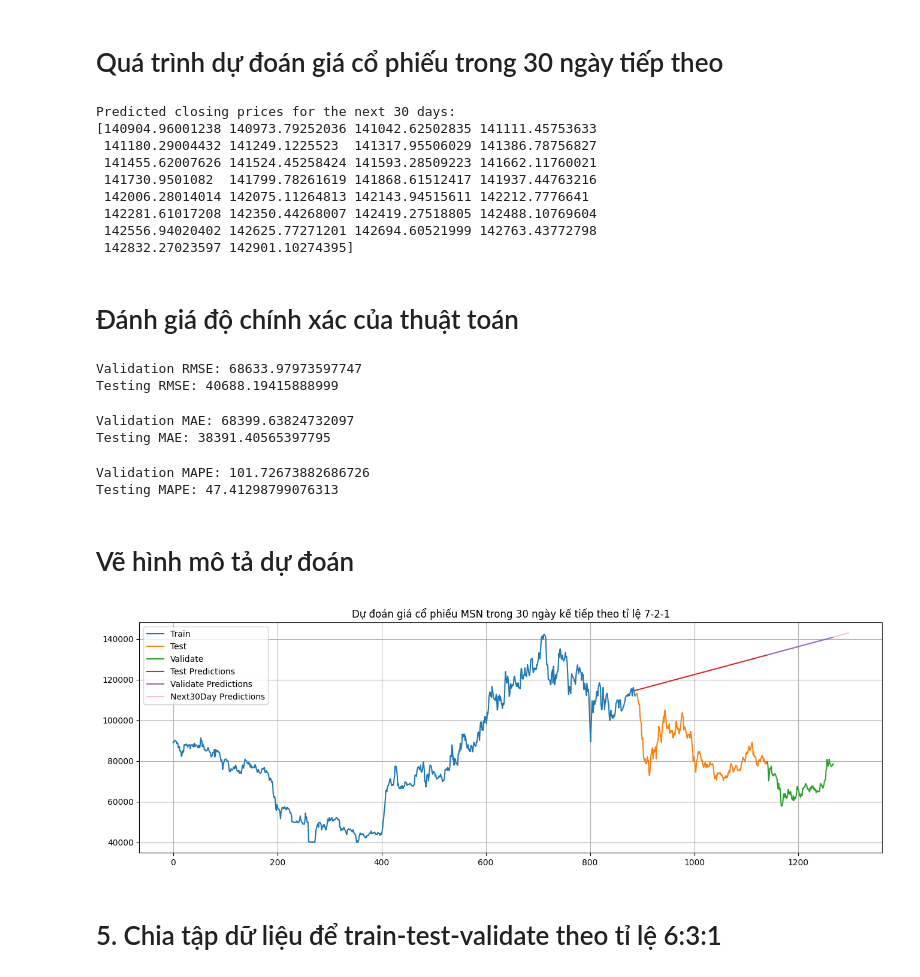
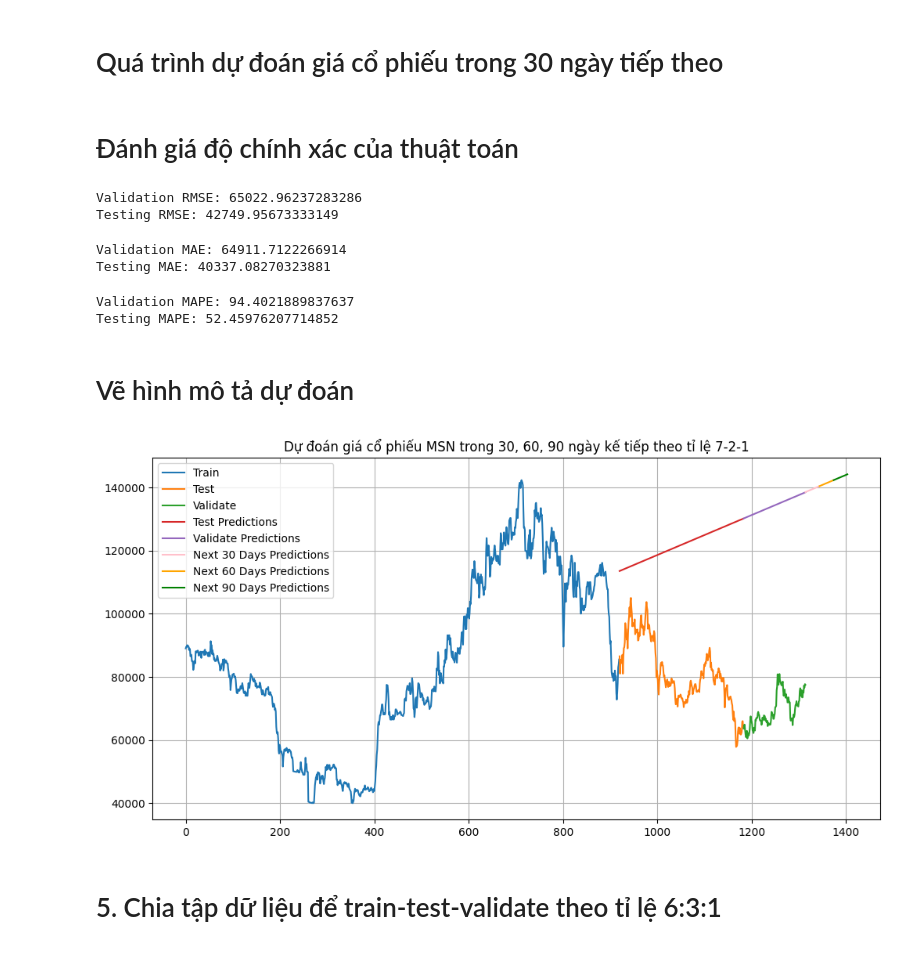
Before and after one commit to nguyenduongchitamUIT/IS403_O22_HTCL_6, a Jupyter notebook: Model/Linear Regression/MSN.ipynb, the cells around one changed output. Saved outputs shown, nothing was run; the diff lists cells and outputs as text; code cells hidden in the pictures.

```diff
--- a/Model/Linear Regression/MSN.ipynb
+++ b/Model/Linear Regression/MSN.ipynb
@@ -39,5 +39,6 @@ MSN
 # %%
 # Drop missing values
 MSN = MSN.dropna()
+MSN["Price"] = MSN["Price"].str.replace(',', '').astype(float)
 # Reset the index
 MSN = MSN.reset_index(drop=True)
@@ -46,5 +45,3 @@ MSN = MSN.reset_index(drop=True)
-# %%
-MSN["Price"]=MSN["Price"].astype(float)
 # %% [markdown]
 # 3. Trực quan hóa tập dữ liệu ban đầu bằng biểu đồ
 # %%
@@ -96,41 +93,21 @@ y_pred_val =  model.predict(x_val)
 # %% [markdown]
 <h1>Quá trình dự đoán giá cổ phiếu trong 30 ngày tiếp theo
 # %%
-#Tạo index cho 30 ngày tiếp theo
+#Tạo index cho 30,60,90 ngày tiếp theo
 last_index =  MSN.index[-1]
-last_data = pd.RangeIndex(start=last_index, stop=last_index+30, step=1)
+last_data_30 = pd.RangeIndex(start=last_index, stop=last_index+30, step=1)
+last_data_60 = pd.RangeIndex(start=last_index+30, stop=last_index+60, step=1)
+last_data_90 = pd.RangeIndex(start=last_index+60, stop=last_index+90, step=1)
 
-#Tạo một mảng gồm 30 số nguyên liên tiếp bắt đầu từ last_index
+#Tạo một mảng gồm 30,60,90 số nguyên liên tiếp bắt đầu từ last_index
 x_next_30_days = np.array(range(last_index+1, last_index+31)).reshape(-1, 1)
+x_next_60_days = np.array(range(last_index+31, last_index+61)).reshape(-1, 1)
+x_next_90_days = np.array(range(last_index+61, last_index+91)).reshape(-1, 1)
 
-#Dự đoán giá đóng cửa của cổ phiếu trong 30 ngày tiếp theo
+#Dự đoán giá đóng cửa của cổ phiếu trong 30,60,90 ngày tiếp theo
 y_next_30_days = model.predict(x_next_30_days)
-
-print('Predicted closing prices for the next 30 days:')
-print(y_next_30_days)
+y_next_60_days = model.predict(x_next_60_days)
+y_next_90_days = model.predict(x_next_90_days)
-# %% [output]
-Predicted closing prices for the next 30 days:
-[140904.96001238 140973.79252036 141042.62502835 141111.45753633
- 141180.29004432 141249.1225523  141317.95506029 141386.78756827
- 141455.62007626 141524.45258424 141593.28509223 141662.11760021
- 141730.9501082  141799.78261619 141868.61512417 141937.44763216
- 142006.28014014 142075.11264813 142143.94515611 142212.7776641
- 142281.61017208 142350.44268007 142419.27518805 142488.10769604
- 142556.94020402 142625.77271201 142694.60521999 142763.43772798
- 142832.27023597 142901.10274395]
-# %%
-#Tạo index cho 30 ngày tiếp theo
-last_index =  MSN.index[-1]
-last_data = pd.RangeIndex(start=last_index, stop=last_index+30, step=1)
-
-#Tạo một mảng gồm 30 số nguyên liên tiếp bắt đầu từ last_index
-x_next_30_days = np.array(range(last_index+1, last_index+31)).reshape(-1, 1)
-
-#Dự đoán giá đóng cửa của cổ phiếu trong 30 ngày tiếp theo
-y_next_30_days = model.predict(x_next_30_days)
-
-print('Predicted closing prices for the next 30 days:')
-print(y_next_30_days)
 # %% [markdown]
 <h1>Đánh giá độ chính xác của thuật toán
 # %%
@@ -140,8 +117,8 @@ test_rmse = np.sqrt(np.mean((y_pred - y_test)**2))
 print('Validation RMSE:', valid_rmse)
 print('Testing RMSE:', test_rmse)
 # %% [output]
-Validation RMSE: 68633.97973597747
-Testing RMSE: 40688.19415888999
+Validation RMSE: 65022.96237283286
+Testing RMSE: 42749.95673333149
 # %%
 #MAE
 valid_mae = mean_absolute_error(y_val,y_pred_val)
@@ -149,8 +126,8 @@ test_mae = mean_absolute_error(y_test, y_pred)
 print('Validation MAE:', valid_mae)
 print('Testing MAE:', test_mae)
 # %% [output]
-Validation MAE: 68399.63824732097
-Testing MAE: 38391.40565397795
+Validation MAE: 64911.7122266914
+Testing MAE: 40337.08270323881
 # %%
 #MAPE
 valid_mape = np.mean(np.abs((y_val - y_pred_val) / y_val))*100
@@ -158,25 +135,27 @@ test_mape = np.mean(np.abs((y_test - y_pred) / y_test))*100
 print('Validation MAPE:', valid_mape)
 print('Testing MAPE:', test_mape)
 # %% [output]
-Validation MAPE: 101.72673882686726
-Testing MAPE: 47.41298799076313
+Validation MAPE: 94.4021889837637
+Testing MAPE: 52.45976207714852
 # %% [markdown]
 <h1>Vẽ hình mô tả dự đoán
 # %%
-#Drawing plot
-plt.figure(figsize=(16,5))
-plt.title("Dự đoán giá cổ phiếu MSN trong 30 ngày kế tiếp theo tỉ lệ 7-2-1")
+# Vẽ biểu đồ
+plt.figure(figsize=(12, 6))
+plt.title("Dự đoán giá cổ phiếu MSN trong 30, 60, 90 ngày kế tiếp theo tỉ lệ 7-2-1")
 plt.grid(True)
 plt.plot(train_data.index, train_data['Price'])
 plt.plot(test_data.index, test_data['Price'])
 plt.plot(val_data.index, val_data['Price'])
 plt.plot(test_data.index, y_pred)
 plt.plot(val_data.index, y_pred_val)
-plt.plot(last_data,y_next_30_days, color ="pink")
-plt.legend(['Train', 'Test', 'Validate','Test Predictions','Validate Predictions','Next30Day Predictions'])
+plt.plot(last_data_30, y_next_30_days, color="pink")
+plt.plot(last_data_60, y_next_60_days, color="orange")
+plt.plot(last_data_90, y_next_90_days, color="green")
+plt.legend(['Train', 'Test', 'Validate', 'Test Predictions', 'Validate Predictions', 'Next 30 Days Predictions', 'Next 60 Days Predictions', 'Next 90 Days Predictions'])
 plt.show()
 # %% [output]
-[figure, old version]
+[figure, new version]
 # %% [markdown]
 # 5. Chia tập dữ liệu để train-test-validate theo tỉ lệ 6:3:1
 # %%
```
Also changed, not shown: parts of 13 cells of this notebook, 2 other files.
